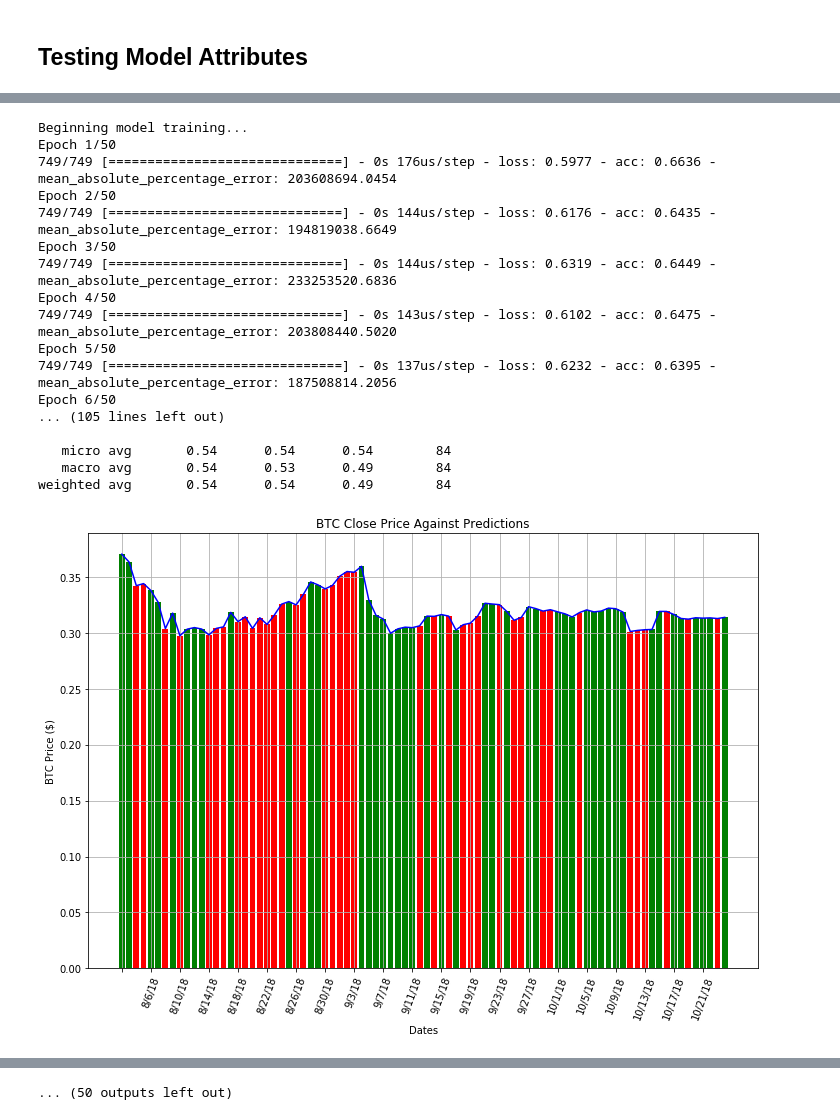
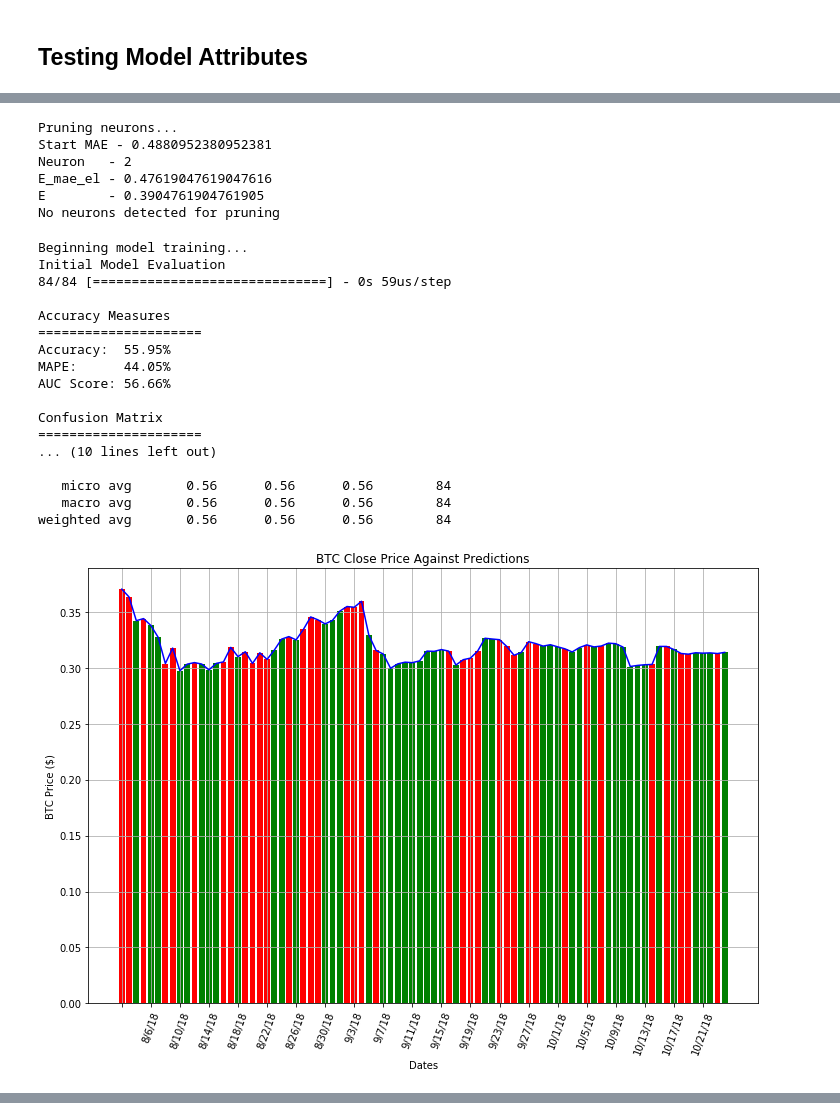
Before and after one commit to andrewre23/CryptoProject, a Jupyter notebook: notebooks/modeling/keras/sofnn-test.ipynb, the cells around one changed output, grey strips where cells are left out. Saved outputs shown, nothing was run; the diff lists cells and outputs as text; code cells hidden in the pictures.

Commit message:
added node-pruning method

```diff
--- a/notebooks/modeling/keras/sofnn-test.ipynb
+++ b/notebooks/modeling/keras/sofnn-test.ipynb
@@ -446,0 +385,5 @@ s_int.shape
+# %%
+sofnn = SOFNN(X_train, X_test, y_train, y_test, neurons=7)
+sofnn._train_model()
+y_pred = sofnn._evaluate_model()
+model = sofnn.model
@@ -447,24 +447,33 @@ s_int.shape
+# %%
+sofnn.prune_neurons(y_pred)
+# %% [output]
+Pruning neurons...
+Start MAE - 0.4880952380952381
+Neuron   - 2
+E_mae_el - 0.47619047619047616
+E        - 0.3904761904761905
+No neurons detected for pruning
 # %%
-sofnn.self_organize(max_widens=100)
+sofnn.self_organize(prune_tol=0.9, epochs=50, max_widens=50)
 # %% [output]
 Beginning model training...
-Epoch 1/50
-749/749 [==============================] - 0s 176us/step - loss: 0.5977 - acc: 0.6636 - mean_absolute_percentage_error: 203608694.0454
-Epoch 2/50
-749/749 [==============================] - 0s 144us/step - loss: 0.6176 - acc: 0.6435 - mean_absolute_percentage_error: 194819038.6649
-Epoch 3/50
-749/749 [==============================] - 0s 144us/step - loss: 0.6319 - acc: 0.6449 - mean_absolute_percentage_error: 233253520.6836
-Epoch 4/50
-749/749 [==============================] - 0s 143us/step - loss: 0.6102 - acc: 0.6475 - mean_absolute_percentage_error: 203808440.5020
-Epoch 5/50
-749/749 [==============================] - 0s 137us/step - loss: 0.6232 - acc: 0.6395 - mean_absolute_percentage_error: 187508814.2056
-Epoch 6/50
-... (105 lines left out)
+Initial Model Evaluation
+84/84 [==============================] - 0s 59us/step
 
-   micro avg       0.54      0.54      0.54        84
-   macro avg       0.54      0.53      0.49        84
-weighted avg       0.54      0.54      0.49        84
+Accuracy Measures
+=====================
+Accuracy:  55.95%
+MAPE:      44.05%
+AUC Score: 56.66%
+
+Confusion Matrix
+=====================
+... (10 lines left out)
+
+   micro avg       0.56      0.56      0.56        84
+   macro avg       0.56      0.56      0.56        84
+weighted avg       0.56      0.56      0.56        84
-[figure, old version]
+[figure, new version]
 Widening centers...
 Iteration 20
 Iteration 40
@@ -558 +493,0 @@ weighted avg       0.44      0.44      0.43        84
-... (50 outputs left out)
```
Also changed, not shown: parts of 20 cells of this notebook, 1 other file.
